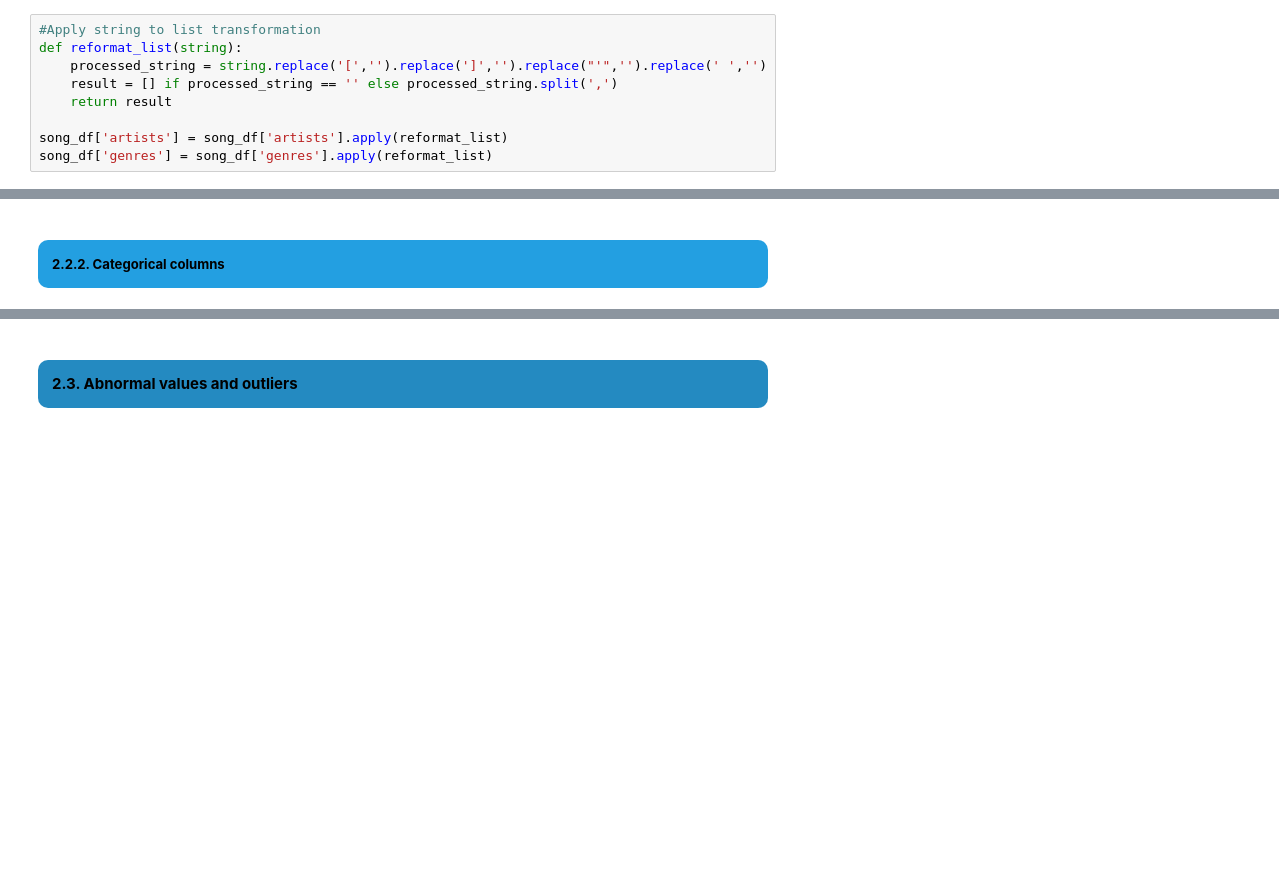
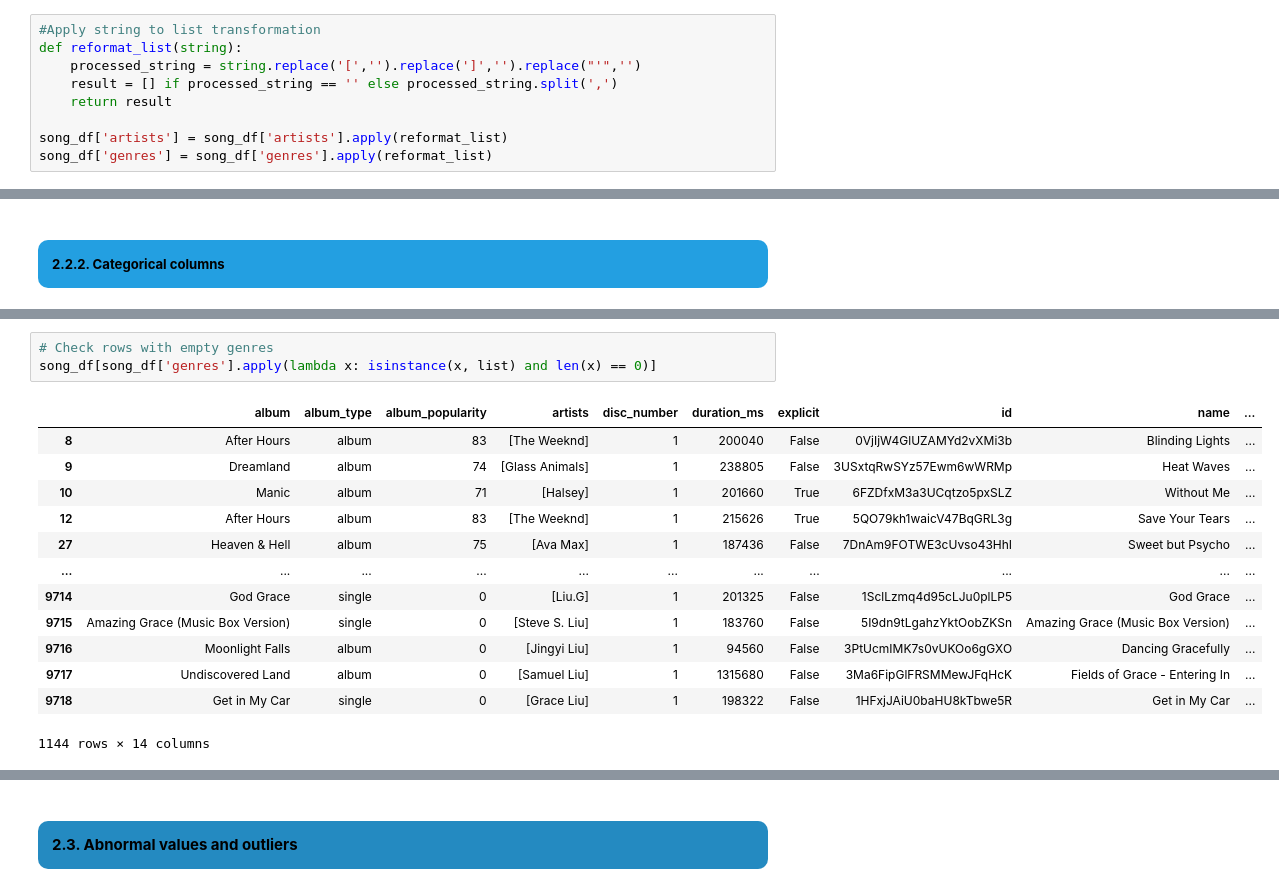
Before and after one commit to truongthuankiet1990gmailcom/Data-Visualization-HW1, a Jupyter notebook: notebook.ipynb, the cells around one changed output, grey strips where cells are left out. Saved outputs shown, nothing was run; the diff lists cells and outputs as text; blank space fills up the shorter version.

```diff
--- a/notebook.ipynb
+++ b/notebook.ipynb
@@ -1528,7 +1517,7 @@ song_df['release_date'] = song_df['release_date'].apply(to_datetime)
 # %%
 #Apply string to list transformation
 def reformat_list(string):
-    processed_string = string.replace('[','').replace(']','').replace("'",'').replace(' ','')
+    processed_string = string.replace('[','').replace(']','').replace("'",'')
     result = [] if processed_string == '' else processed_string.split(',')
     return result
 
@@ -1620,0 +1645,17 @@ song_df
+# %%
+# Check rows with empty genres
+song_df[song_df['genres'].apply(lambda x: isinstance(x, list) and len(x) == 0)]
+# %% [output]
+|  | album | album_type | album_popularity | artists | disc_number | duration_ms | explicit | id | name | ... |
+| 8 | After Hours | album | 83 | [The Weeknd] | 1 | 200040 | False | 0VjIjW4GlUZAMYd2vXMi3b | Blinding Lights | ... |
+| 9 | Dreamland | album | 74 | [Glass Animals] | 1 | 238805 | False | 3USxtqRwSYz57Ewm6wWRMp | Heat Waves | ... |
+| 10 | Manic | album | 71 | [Halsey] | 1 | 201660 | True | 6FZDfxM3a3UCqtzo5pxSLZ | Without Me | ... |
+| 12 | After Hours | album | 83 | [The Weeknd] | 1 | 215626 | True | 5QO79kh1waicV47BqGRL3g | Save Your Tears | ... |
+| 27 | Heaven & Hell | album | 75 | [Ava Max] | 1 | 187436 | False | 7DnAm9FOTWE3cUvso43HhI | Sweet but Psycho | ... |
+| ... | ... | ... | ... | ... | ... | ... | ... | ... | ... | ... |
+| 9714 | God Grace | single | 0 | [Liu.G] | 1 | 201325 | False | 1SclLzmq4d95cLJu0plLP5 | God Grace | ... |
+| 9715 | Amazing Grace (Music Box Version) | single | 0 | [Steve S. Liu] | 1 | 183760 | False | 5I9dn9tLgahzYktOobZKSn | Amazing Grace (Music Box Version) | ... |
+| 9716 | Moonlight Falls | album | 0 | [Jingyi Liu] | 1 | 94560 | False | 3PtUcmIMK7s0vUKOo6gGXO | Dancing Gracefully | ... |
+| 9717 | Undiscovered Land | album | 0 | [Samuel Liu] | 1 | 1315680 | False | 3Ma6FipGlFRSMMewJFqHcK | Fields of Grace - Entering In | ... |
+| 9718 | Get in My Car | single | 0 | [Grace Liu] | 1 | 198322 | False | 1HFxjJAiU0baHU8kTbwe5R | Get in My Car | ... |
+1144 rows × 14 columns
```
Also changed, not shown: parts of 18 cells of this notebook.
